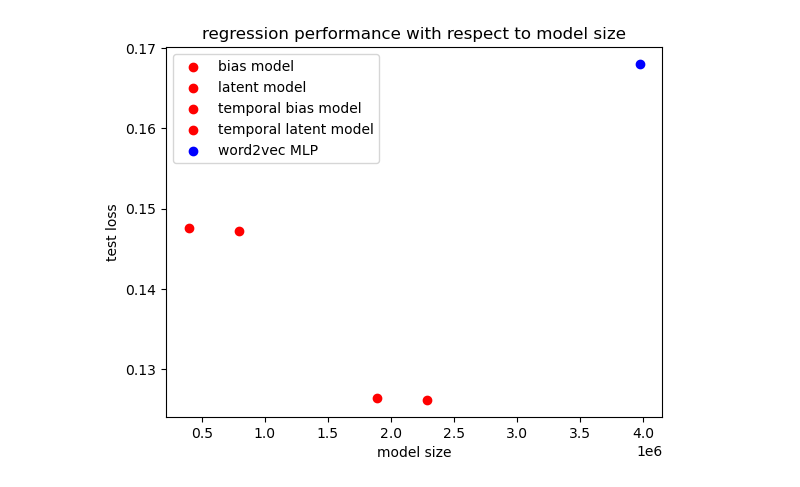
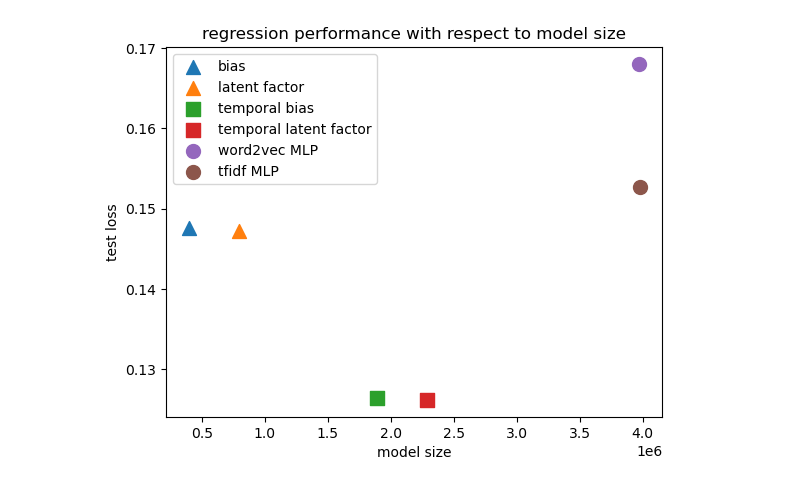
Before and after one commit to weixiao-zhan/CSE258_assignment2, a Jupyter notebook: regression_comp.ipynb, the cells around one changed output. Saved outputs shown, nothing was run; the diff lists cells and outputs as text; code cells hidden in the pictures.

Commit message:
tfidf MLP

```diff
--- a/regression_comp.ipynb
+++ b/regression_comp.ipynb
@@ -7,23 +7,29 @@ best_tl_model = torch.load("best_tl_model.ckpt")
 # %%
 from matplotlib import pyplot as plt
 
-def model_size(model):
-    return sum(p.numel() for p in model.parameters() if p.requires_grad)
-# [model_size(m) for m in [best_b_model, best_l_model, best_tb_model, best_tl_model]]
 
-lf_size = [396811, 793621, 1891560, 2288370]
-lf_loss = [0.14765022922054435, 0.1472210347657351, 0.1264476679243775, 0.12616110692055538]
-for x, y, l in zip(lf_size, lf_loss, ["bias model","latent model","temporal bias model", "temporal latent model"]):
-    plt.scatter(x, y, label=l, c='red')
+plt.scatter(396811, 0.14765022922054435,
+            label="bias", marker='^', s=100)
+plt.scatter(793621, 0.1472210347657351,
+            label="latent factor", marker='^', s=100)
+
+plt.scatter(1891560, 0.1264476679243775,
+            label="temporal bias", marker='s', s=100)
+plt.scatter(2288370, 0.12616110692055538,
+            label="temporal latent factor", marker='s', s=100)
 
 plt.scatter(3971443, 0.16804393868770545,
-            label='word2vec MLP', c='blue')
+            label='word2vec MLP', s=100)
+
+plt.scatter(3975348, 0.15264586113890483,
+            label='tfidf MLP', s=100)
+
 
 # Add labels and legend
 plt.xlabel('model size')
 plt.ylabel('test loss')
 plt.title('regression performance with respect to model size')
 plt.legend()
 plt.show()
 # %% [output]
-[figure, old version]
+[figure, new version]
```
Also changed, not shown: 1 other file.
